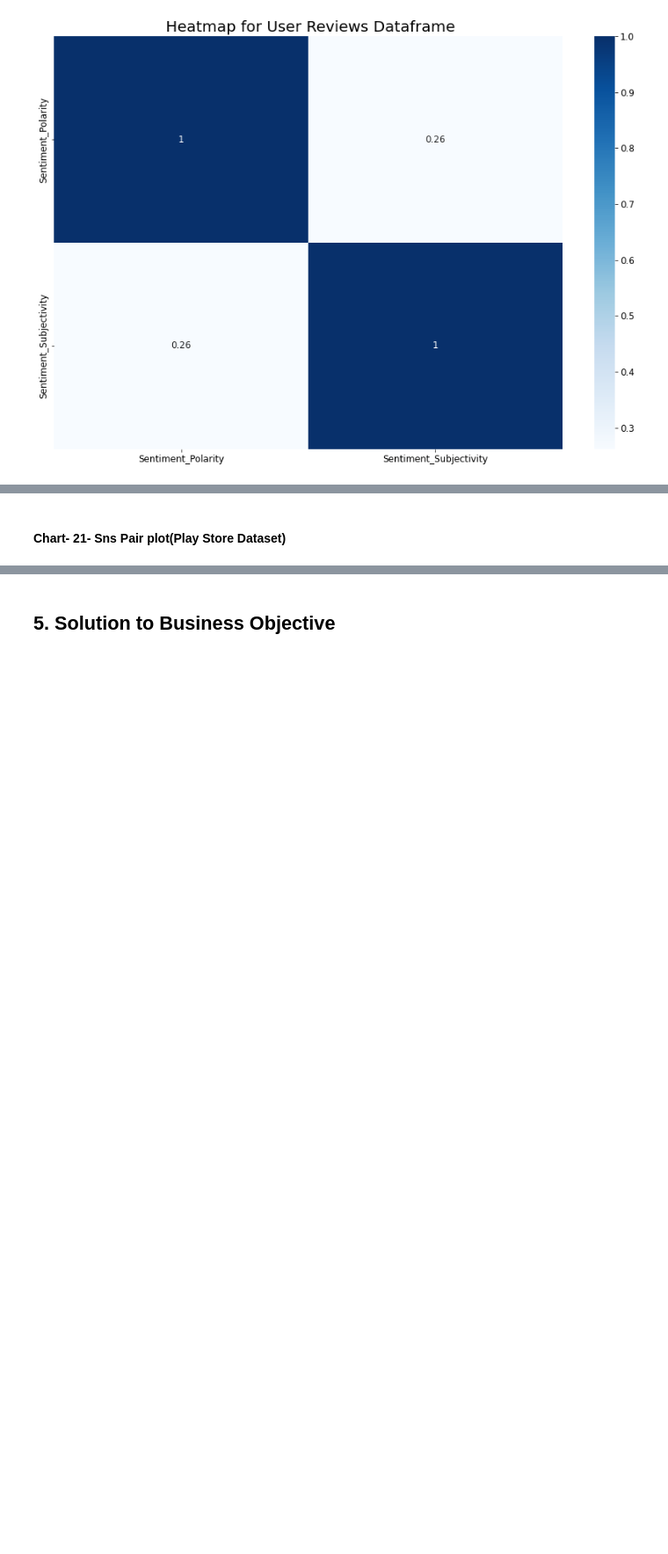
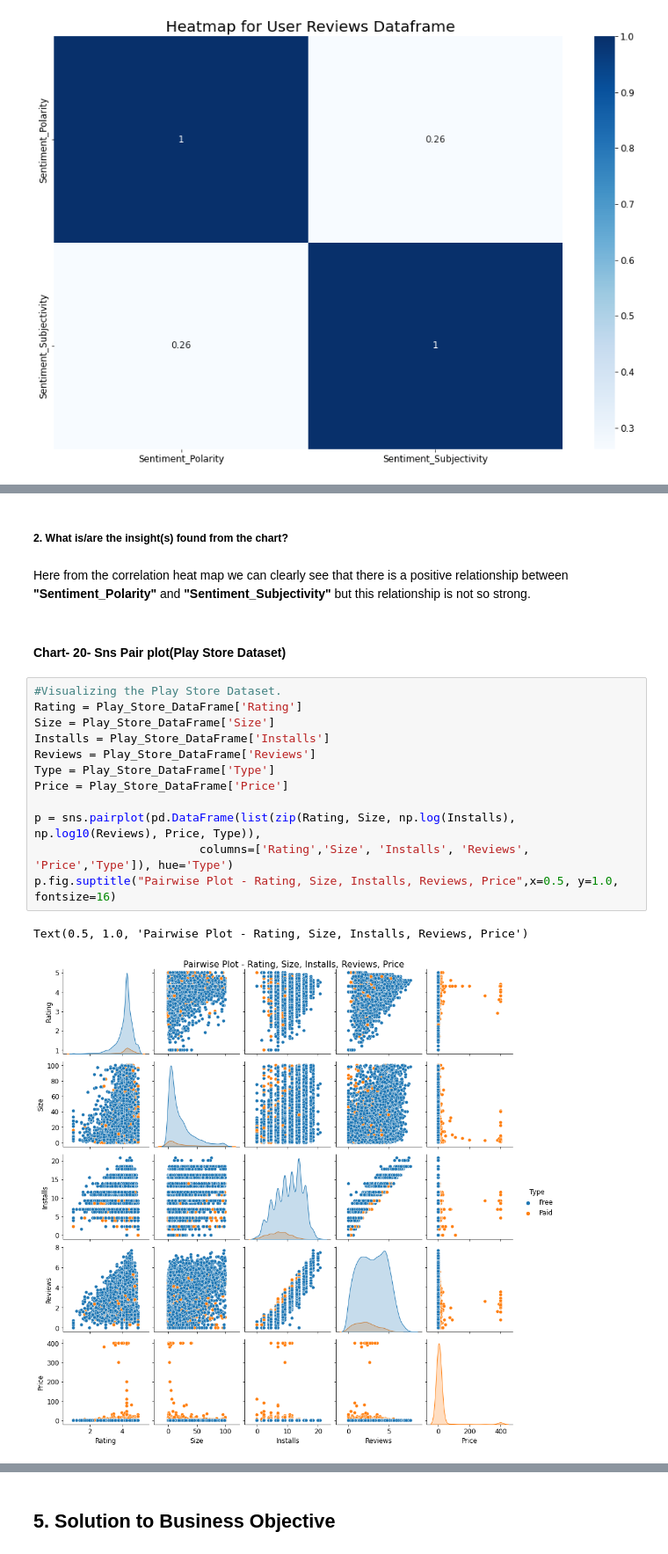
Before and after one commit to MohammadSarim/Capstone-Project-1-Play-Store-App-Review-Analysis, a Jupyter notebook: Capstone_Project_EDA_(PlayStore_App_Review_Analysis).ipynb, the cells around one changed output, grey strips where cells are left out. Shown at 88% size. Saved outputs shown, nothing was run; the diff lists cells and outputs as text; blank space fills up the shorter version.

```diff
--- a/Capstone_Project_EDA_(PlayStore_App_Review_Analysis).ipynb
+++ b/Capstone_Project_EDA_(PlayStore_App_Review_Analysis).ipynb
@@ -1975,2 +1972,21 @@ Text(0.5, 1.0, ' Heatmap for User Reviews Dataframe')
+# %% [markdown]
+##### 2. What is/are the insight(s) found from the chart?
+# %% [markdown]
+Here from the correlation heat map we can clearly see that there is a positive relationship between **"Sentiment_Polarity"** and **"Sentiment_Subjectivity"** but this relationship is not so strong.
 # %% [markdown]
-#### Chart- 21- Sns Pair plot(Play Store Dataset)
+#### Chart- 20- Sns Pair plot(Play Store Dataset)
+# %%
+#Visualizing the Play Store Dataset.
+Rating = Play_Store_DataFrame['Rating']
+Size = Play_Store_DataFrame['Size']
+Installs = Play_Store_DataFrame['Installs']
+Reviews = Play_Store_DataFrame['Reviews']
+Type = Play_Store_DataFrame['Type']
+Price = Play_Store_DataFrame['Price']
+
+p = sns.pairplot(pd.DataFrame(list(zip(Rating, Size, np.log(Installs), np.log10(Reviews), Price, Type)),
+                        columns=['Rating','Size', 'Installs', 'Reviews', 'Price','Type']), hue='Type')
+p.fig.suptitle("Pairwise Plot - Rating, Size, Installs, Reviews, Price",x=0.5, y=1.0, fontsize=16)
+# %% [output]
+Text(0.5, 1.0, 'Pairwise Plot - Rating, Size, Installs, Reviews, Price')
+[figure, added]
```
Also changed, not shown: parts of 96 cells of this notebook.
